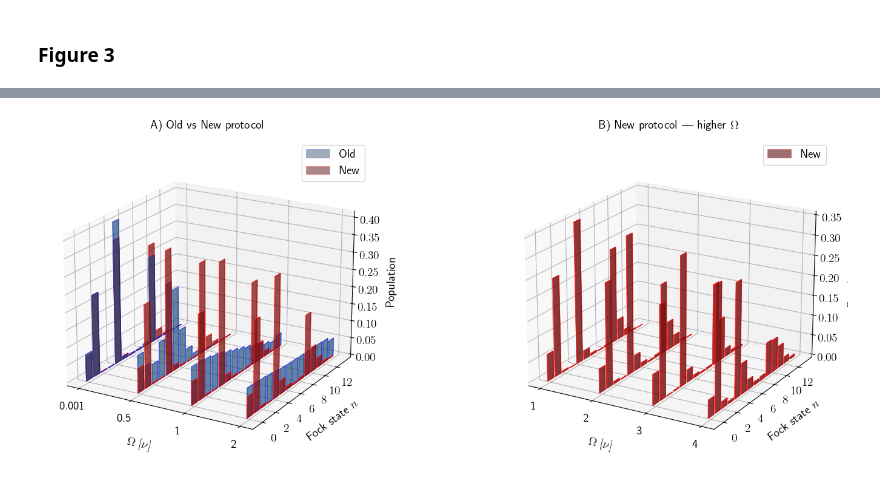
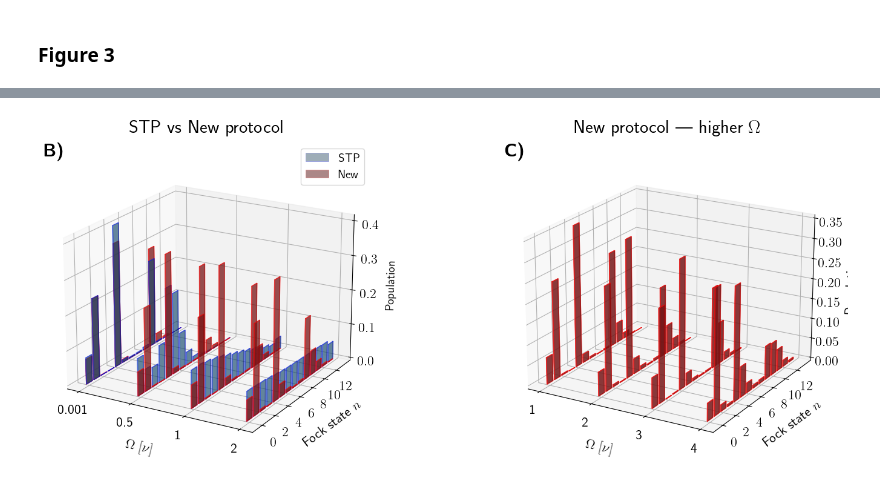
Before and after one commit to GonReina/QLearn, a Jupyter notebook: trapped_ions/Fock_mixtures_sim.ipynb, the cells around one changed output, grey strips where cells are left out. Drawn from its saved outputs; the diff is of its cells as text; code cells hidden in the pictures.

```diff
--- a/trapped_ions/Fock_mixtures_sim.ipynb
+++ b/trapped_ions/Fock_mixtures_sim.ipynb
@@ -931,10 +931,10 @@ from qutip import *
 plt.rcParams.update({
     'text.usetex': True,
     'font.size': 14,
-    'axes.titlesize': 14,
-    'axes.labelsize': 14,
-    'xtick.labelsize': 14,
-    'ytick.labelsize': 14,
+    'axes.titlesize': 18,
+    'axes.labelsize': 22,
+    'xtick.labelsize': 16,
+    'ytick.labelsize': 16,
     'legend.fontsize': 14
 })
 
@@ -1053,17 +1053,17 @@ for idx, eta in enumerate(eta_values):
     n_states = np.arange(N)
     ax.plot(n_states, p_initial, 'o-', color='tab:red', markersize=4, label='Initial')
     ax.bar(n_states, p_final, width=0.5, alpha=0.7, color='tab:blue', label='Final')
-    ax.set_title(rf'$\eta = {eta}$', fontsize=14)
+    ax.set_title(rf'$\eta = {eta}$')
     ax.set_xlim(-0.5, 14)
     ax.set_xticks(np.arange(0, N, 2))
-    ax.tick_params(axis='both', labelsize=14)
-    ax.legend(fontsize=14)
+    ax.tick_params(axis='both')
+    ax.legend()
     ax.grid(True, alpha=0.3)
 
     print(f"eta={eta} done — n_bar initial={np.dot(n_states, p_initial):.3f}, final={np.dot(n_states, p_final):.3f}")
 
-fig.supxlabel('Occupation number $n$', fontsize=14)
-fig.supylabel('Population', fontsize=14)
+fig.supxlabel('Occupation number $n$', fontsize=20)
+fig.supylabel('Population', fontsize=20)
 # fig.suptitle('Cooling in the Lamb-Dicke Regime', fontsize=16, y=1.01)
 plt.tight_layout()
 plt.savefig('figure_2.pdf', format='pdf', bbox_inches='tight', dpi=600)
@@ -1108,7 +1108,7 @@ Delta = 0
 RF_strength = 1
 nu = 1.0
 eta = 0.05
-Omega_y = 1000
+Omega_y = 100
 n_thermal = 1
 n0 = 1
 gamma = 1000
@@ -1387,11 +1245,11 @@ from qutip import *
 
 plt.rcParams.update({
     'text.usetex': True,
-    'font.size': 14,
-    'axes.titlesize': 14,
-    'axes.labelsize': 14,
-    'xtick.labelsize': 14,
-    'ytick.labelsize': 14,
+    'font.size': 16,
+    'axes.titlesize': 22,
+    'axes.labelsize': 16,
+    'xtick.labelsize': 16,
+    'ytick.labelsize': 16,
     'legend.fontsize': 14
 })
 
@@ -1399,7 +1257,7 @@ plt.rcParams.update({
 Delta_val = 0
 RF_strength = 1
 nu = 1.0
-Omega_y = 1000
+Omega_y = 100
 n_thermal = 1
 n0 = 1
 gamma = 1000
@@ -1544,7 +1402,7 @@ bar_depth = 0.02  # very thin along Omega axis → looks 2D
 spacing = 1.6     # spacing between Omega slices
 n_fock = np.arange(n_show)
 
-# ── Panel A: Old (blue) vs New (orange) superimposed ──────────────
+# ── Panel B: Old (blue) vs New (orange) superimposed ──────────────
 ax1 = fig.add_subplot(121, projection='3d')
 
 for slice_idx, Om in enumerate(Omega_values_A):
@@ -1557,7 +1415,7 @@ for slice_idx, Om in enumerate(Omega_values_A):
               n_fock - bar_width / 2, np.zeros(n_show),
               bar_depth, bar_width, z_old,
               color='tab:blue', alpha=0.4, edgecolor='b', linewidth=0.4,
-              label='Old' if slice_idx == 0 else '', zsort='average')
+              label='STP' if slice_idx == 0 else '', zsort='average')
     # Draw new (red) on top
     ax1.bar3d(np.full(n_show, x_centre - bar_depth / 2),
               n_fock - bar_width / 2, np.zeros(n_show),
@@ -1566,19 +1424,20 @@ for slice_idx, Om in enumerate(Omega_values_A):
               label='New' if slice_idx == 0 else '', zsort='average')
 
 ax1.set_xticks([i * spacing for i in range(len(Omega_values_A))])
-ax1.set_xticklabels([f'{Om}' for Om in Omega_values_A], fontsize=14)
-ax1.set_xlabel(r'$\Omega\;[\nu]$', fontsize=14, labelpad=12)
-ax1.set_ylabel('Fock state $n$', fontsize=14, labelpad=10)
+ax1.set_xticklabels([f'{Om}' for Om in Omega_values_A])
+ax1.set_xlabel(r'$\Omega\;[\nu]$', labelpad=12)
+ax1.set_ylabel('Fock state $n$', labelpad=10)
 ax1.set_yticks(np.arange(0, n_show, 2))
 ax1.set_zlabel('Population', fontsize=14, labelpad=8)
-ax1.set_title('A) Old vs New protocol', fontsize=14, fontweight='bold', pad=12)
+ax1.set_title('STP vs New protocol', fontsize=22, fontweight='bold', pad=12)
+ax1.text2D(0.0, 1.0, r'\textbf{B)}', transform=ax1.transAxes, fontsize=22, fontweight='bold', va='top', ha='left')
 ax1.view_init(elev=20, azim=-60)
-ax1.tick_params(axis='x', labelsize=14)
-ax1.tick_params(axis='y', labelsize=14)
-ax1.tick_params(axis='z', labelsize=14)
-ax1.legend(loc='upper right', fontsize=14)
+ax1.tick_params(axis='x')
+ax1.tick_params(axis='y')
+ax1.tick_params(axis='z')
+ax1.legend(loc='upper right')
 
-# ── Panel B: New protocol only at higher Omega ────────────────────
+# ── Panel C: New protocol only at higher Omega ────────────────────
 ax2 = fig.add_subplot(122, projection='3d')
 
 for slice_idx, Om in enumerate(Omega_values_B):
@@ -1592,20 +1451,37 @@ for slice_idx, Om in enumerate(Omega_values_B):
               label='New' if slice_idx == 0 else '', zsort='average')
 
 ax2.set_xticks([i * spacing for i in range(len(Omega_values_B))])
-ax2.set_xticklabels([f'{Om}' for Om in Omega_values_B], fontsize=14)
-ax2.set_xlabel(r'$\Omega\;[\nu]$', fontsize=14, labelpad=12)
-ax2.set_ylabel('Fock state $n$', fontsize=14, labelpad=10)
+ax2.set_xticklabels([f'{Om}' for Om in Omega_values_B])
+ax2.set_xlabel(r'$\Omega\;[\nu]$', labelpad=12)
+ax2.set_ylabel('Fock state $n$', labelpad=10)
 ax2.set_yticks(np.arange(0, n_show, 2))
-ax2.set_zlabel('Population', fontsize=14, labelpad=8)
-ax2.set_title('B) New protocol — higher $\\Omega$', fontsize=14, fontweight='bold', pad=12)
+ax2.set_zlabel('Population', labelpad=8)
+ax2.set_title(r'New protocol — higher $\Omega$', fontsize=22, fontweight='bold', pad=12)
+ax2.text2D(0.0, 1.0, r'\textbf{C)}', transform=ax2.transAxes, fontsize=22, fontweight='bold', va='top', ha='left')
 ax2.view_init(elev=20, azim=-60)
-ax2.tick_params(axis='x', labelsize=14)
-ax2.tick_params(axis='y', labelsize=14)
-ax2.tick_params(axis='z', labelsize=14)
-ax2.legend(loc='upper right', fontsize=14)
+ax2.tick_params(axis='x')
+ax2.tick_params(axis='y')
+ax2.tick_params(axis='z')
+# ax2.legend(loc='upper right', fontsize=14)
 
 plt.tight_layout()
-plt.savefig('figure_4.pdf', format='pdf', bbox_inches='tight', dpi=600)
+
+# Save combined figure (PDF + PNG)
+plt.savefig('figure_3.pdf', format='pdf', bbox_inches='tight', dpi=600)
+plt.savefig('figure_3.png', format='png', bbox_inches='tight', dpi=600)
+
+# Save each panel as its own PNG using axis-specific bounding boxes
+fig.canvas.draw()
+renderer = fig.canvas.get_renderer()
+panel_targets = [
+    (ax1, 'figure_3_panel_left.png'),
+    (ax2, 'figure_3_panel_right.png')
+]
+for axis, filename in panel_targets:
+    bbox = axis.get_tightbbox(renderer).expanded(1.02, 1.05)
+    bbox = bbox.transformed(fig.dpi_scale_trans.inverted())
+    fig.savefig(filename, format='png', dpi=600, bbox_inches=bbox)
+
 plt.show()
 # %% [output]
 Panel A: Ω = 0.001 ...
@@ -1627 +1503 @@ Panel B: Ω = 4 ...
-[figure, old version]
+[figure, new version]
```
Also changed, not shown: parts of 10 cells of this notebook, 10 other files.
